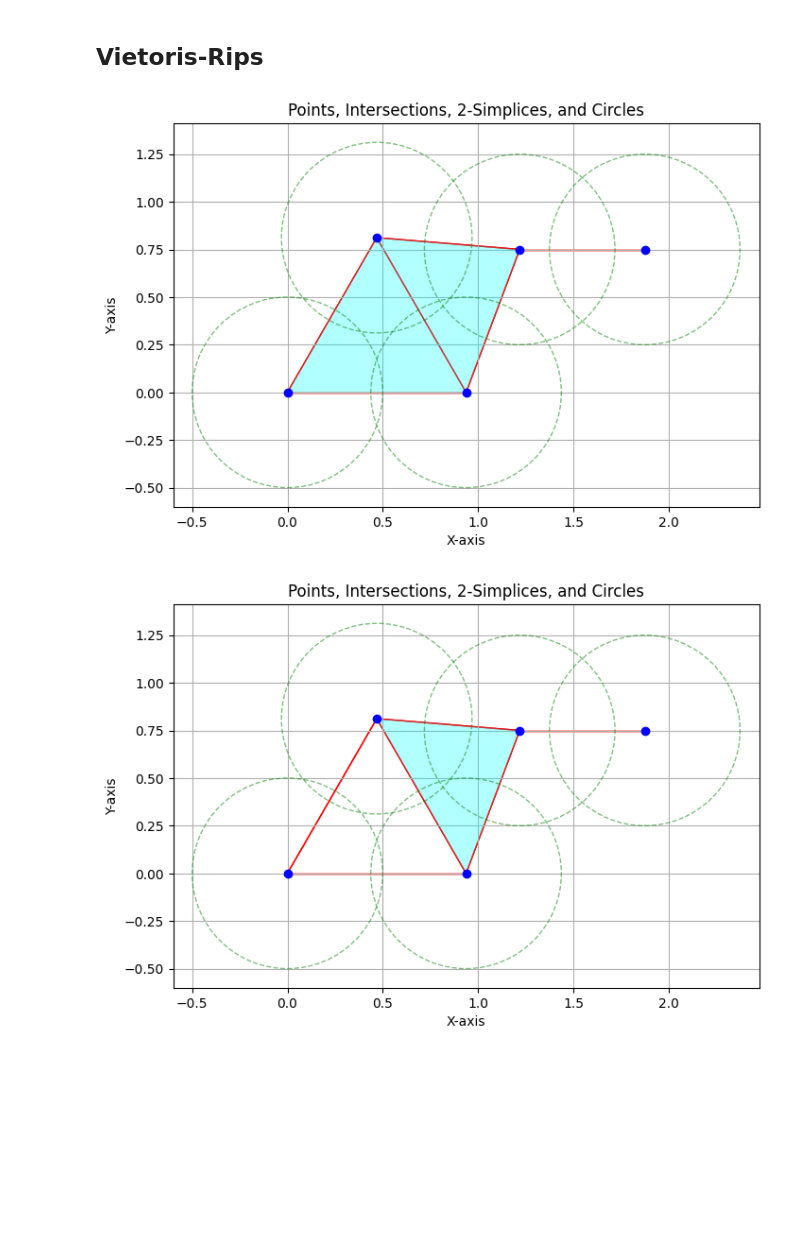
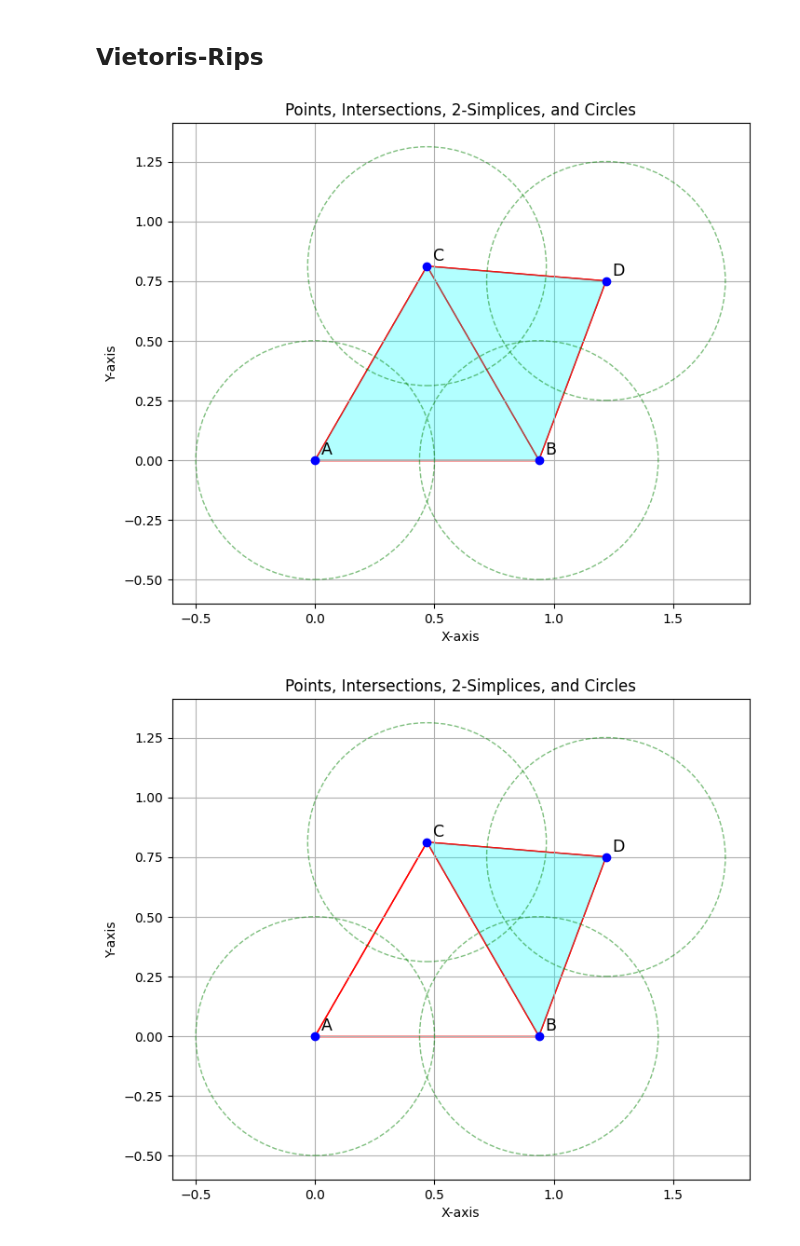
Before and after one commit to tobbensol/masters-thesis, a Jupyter notebook: topology testing/simplical methods.ipynb, the cells around one changed output. Cells and saved outputs as stored; diff of their text form; code cells hidden in the pictures; blank space fills up the shorter version.

```diff
--- a/topology testing/simplical methods.ipynb
+++ b/topology testing/simplical methods.ipynb
@@ -18,10 +18,10 @@ def plot_points_and_lines_with_simplices(points: List[Tuple[float, float]], inte
 
     # Create figure and axis
     fig, ax = plt.subplots(figsize=(8, 8))
-
     # Plot points
     x_coords = [p[0] for p in points]
     y_coords = [p[1] for p in points]
+    labels = 'abcdefghijklmnopqrstuvwxyz'.upper()[0:len(x_coords)]
     ax.scatter(x_coords, y_coords, color='blue', zorder=5)
 
     # Plot circles around the points if draw_circles is True
@@ -54,6 +54,9 @@ def plot_points_and_lines_with_simplices(points: List[Tuple[float, float]], inte
     ax.set_xlim([min(x_coords)-epsilon*1.2, max(x_coords)+epsilon*1.2])
     ax.set_ylim([min(y_coords)-epsilon*1.2, max(y_coords)+epsilon*1.2])
 
+    for i, txt in enumerate(labels):
+        ax.annotate(txt, (x_coords[i]+0.025, y_coords[i]+0.025), color='black', size=12.5)
+
     return fig
 # %%
 def get_distance(p1: Tuple[float, float] , p2: Tuple[float, float]) -> float:
@@ -146,19 +150,19 @@ def visualize_points(x, y):
 import numpy as np
 # %%
 epsilon = 1/2
-zero_simplices = [(0, 0), (1, 0), (1/2, np.sqrt(3)/2), (1.3, 0.8), (2, 0.8)]
+zero_simplices = [(0, 0), (1, 0), (1/2, np.sqrt(3)/2), (1.3, 0.8)]
 for i in range(len(zero_simplices)):
     zero_simplices[i] = (zero_simplices[i][0]*15/8/2, zero_simplices[i][1]*15/8/2)
 one_simplices = get_intersections(zero_simplices, epsilon)
 two_simplices = get_common_intersections(one_simplices)
 cech_two_simplices = test_cech(zero_simplices, two_simplices, epsilon)
 
 plot_points_and_lines_with_simplices(zero_simplices, one_simplices, two_simplices, epsilon, draw_circles=True)
 fig = plot_points_and_lines_with_simplices(zero_simplices, one_simplices, cech_two_simplices, epsilon, draw_circles=True)
 fig.savefig("cech.svg", format="svg", dpi=1000)
 # %% [output]
-[figure, old version]
+[figure, new version]
-[figure, old version]
+[figure, new version]
 # %%
 epsilon = 9/15
 zero_simplices = [(0, 0), (1, 0), (1/2, np.sqrt(3)/2)]
```
Also changed, not shown: parts of 3 cells of this notebook, 6 other files.
